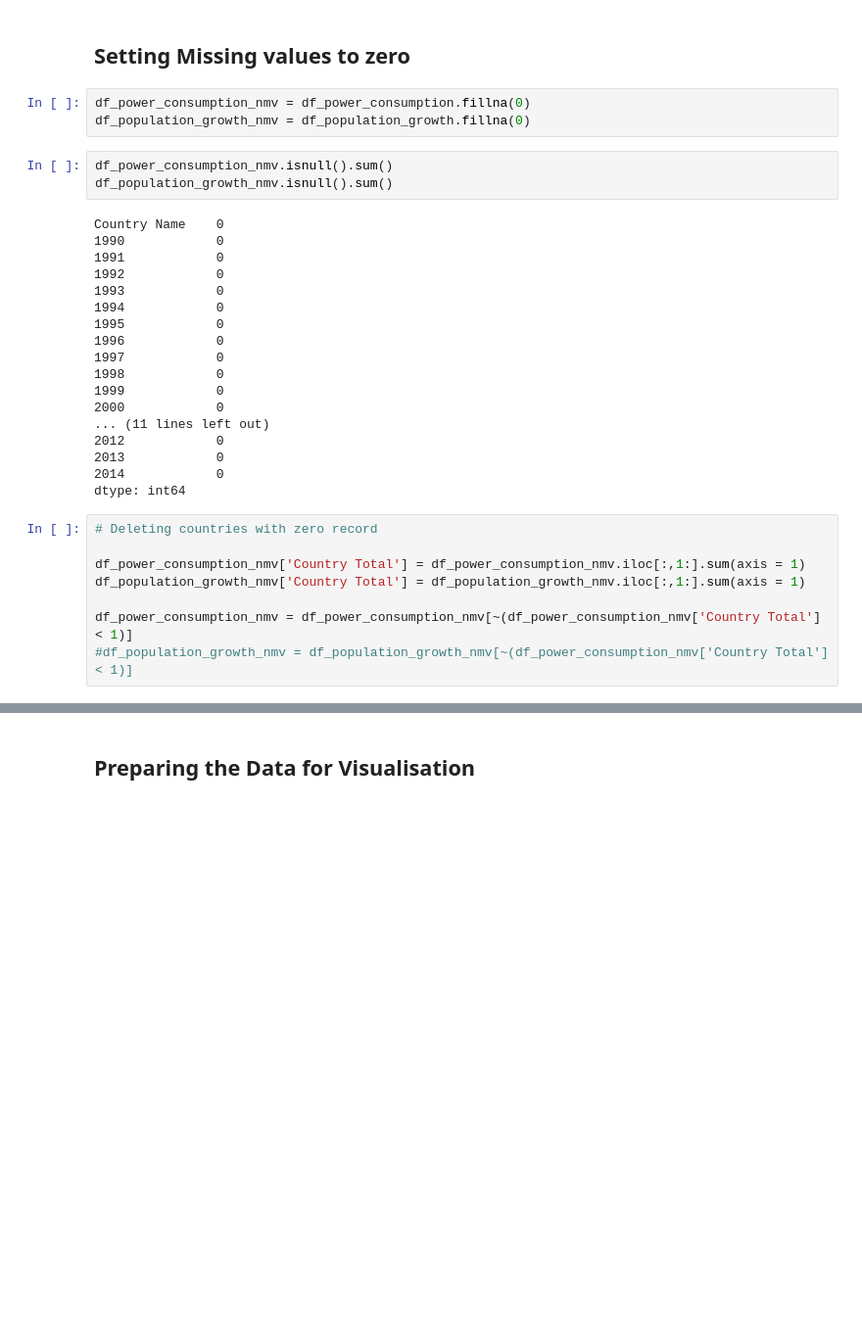
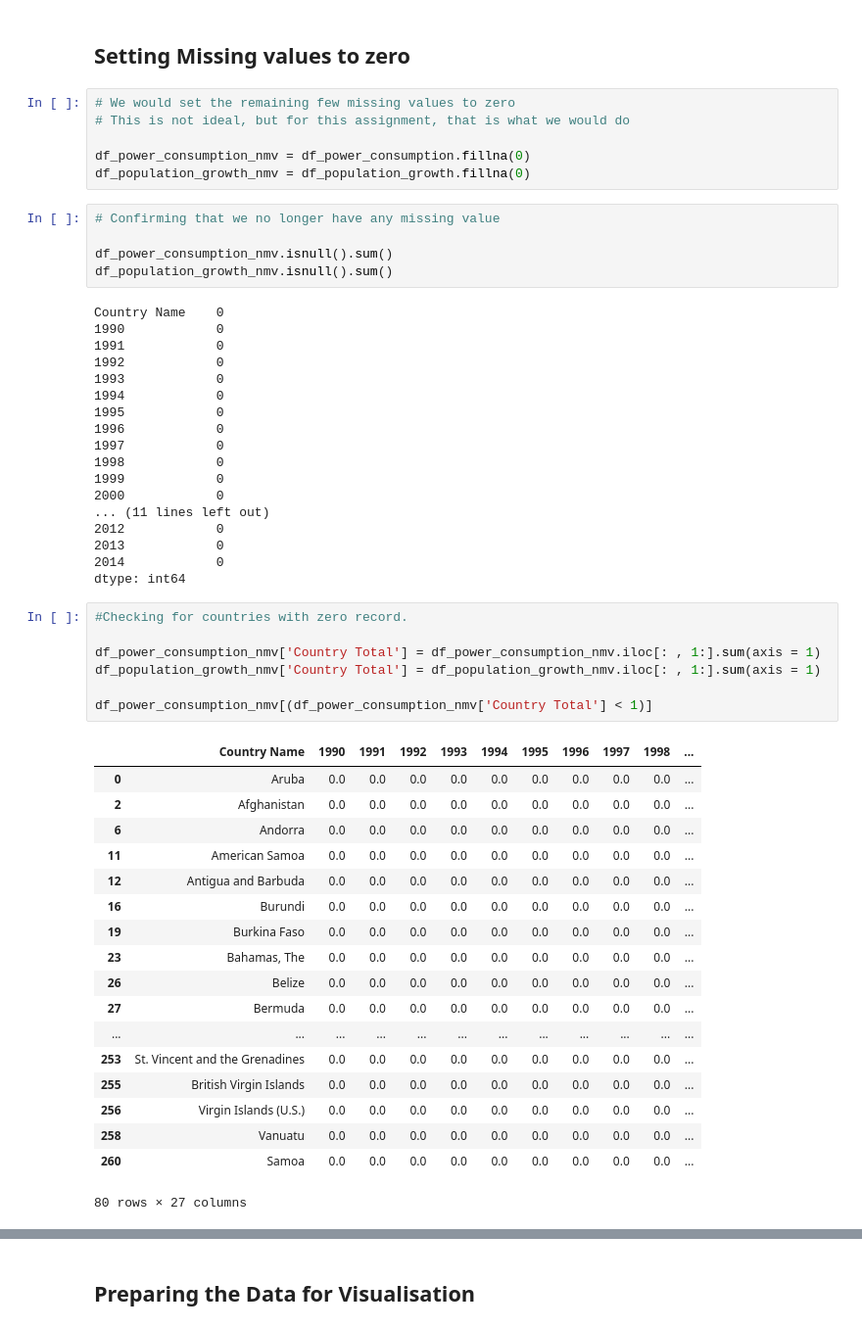
Before and after one commit to iamYole/ADS_Assignment_2, a Jupyter notebook: Population Growth VS Energy Consumption.ipynb, the cells around one changed output, grey strips where cells are left out. Shown: that part at 98% size. Drawn from its saved outputs; the diff is of its cells as text; blank space fills up the shorter version.

```diff
--- a/Population Growth VS Energy Consumption.ipynb
+++ b/Population Growth VS Energy Consumption.ipynb
@@ -195,10 +212,15 @@ df_population_growth = df_population_growth[colnames]
 #df_population_growth.iloc[:,1:] = mean_imputer.fit_transform(df_population_growth.iloc[:,1:])
 # %% [markdown]
 ## Setting Missing values to zero
-# %%
-df_power_consumption_nmv = df_power_consumption.fillna(0)
-df_population_growth_nmv = df_population_growth.fillna(0)
+# %%
+# We would set the remaining few missing values to zero
+# This is not ideal, but for this assignment, that is what we would do
+
+df_power_consumption_nmv = df_power_consumption.fillna(0)
+df_population_growth_nmv = df_population_growth.fillna(0)
 # %%
+# Confirming that we no longer have any missing value
+
 df_power_consumption_nmv.isnull().sum()
 df_population_growth_nmv.isnull().sum()
 # %% [output]
@@ -220,10 +242,28 @@ Country Name    0
 2014            0
 dtype: int64
 # %%
-# Deleting countries with zero record
+#Checking for countries with zero record.
 
-df_power_consumption_nmv['Country Total'] = df_power_consumption_nmv.iloc[:,1:].sum(axis = 1)
-df_population_growth_nmv['Country Total'] = df_population_growth_nmv.iloc[:,1:].sum(axis = 1)
+df_power_consumption_nmv['Country Total'] = df_power_consumption_nmv.iloc[: , 1:].sum(axis = 1)
+df_population_growth_nmv['Country Total'] = df_population_growth_nmv.iloc[: , 1:].sum(axis = 1)
 
-df_power_consumption_nmv = df_power_consumption_nmv[~(df_power_consumption_nmv['Country Total'] < 1)]
-#df_population_growth_nmv = df_population_growth_nmv[~(df_power_consumption_nmv['Country Total'] < 1)]
+df_power_consumption_nmv[(df_power_consumption_nmv['Country Total'] < 1)]
+# %% [output]
+|  | Country Name | 1990 | 1991 | 1992 | 1993 | 1994 | 1995 | 1996 | 1997 | 1998 | ... |
+| 0 | Aruba | 0.0 | 0.0 | 0.0 | 0.0 | 0.0 | 0.0 | 0.0 | 0.0 | 0.0 | ... |
+| 2 | Afghanistan | 0.0 | 0.0 | 0.0 | 0.0 | 0.0 | 0.0 | 0.0 | 0.0 | 0.0 | ... |
+| 6 | Andorra | 0.0 | 0.0 | 0.0 | 0.0 | 0.0 | 0.0 | 0.0 | 0.0 | 0.0 | ... |
+| 11 | American Samoa | 0.0 | 0.0 | 0.0 | 0.0 | 0.0 | 0.0 | 0.0 | 0.0 | 0.0 | ... |
+| 12 | Antigua and Barbuda | 0.0 | 0.0 | 0.0 | 0.0 | 0.0 | 0.0 | 0.0 | 0.0 | 0.0 | ... |
+| 16 | Burundi | 0.0 | 0.0 | 0.0 | 0.0 | 0.0 | 0.0 | 0.0 | 0.0 | 0.0 | ... |
+| 19 | Burkina Faso | 0.0 | 0.0 | 0.0 | 0.0 | 0.0 | 0.0 | 0.0 | 0.0 | 0.0 | ... |
+| 23 | Bahamas, The | 0.0 | 0.0 | 0.0 | 0.0 | 0.0 | 0.0 | 0.0 | 0.0 | 0.0 | ... |
+| 26 | Belize | 0.0 | 0.0 | 0.0 | 0.0 | 0.0 | 0.0 | 0.0 | 0.0 | 0.0 | ... |
+| 27 | Bermuda | 0.0 | 0.0 | 0.0 | 0.0 | 0.0 | 0.0 | 0.0 | 0.0 | 0.0 | ... |
+| ... | ... | ... | ... | ... | ... | ... | ... | ... | ... | ... | ... |
+| 253 | St. Vincent and the Grenadines | 0.0 | 0.0 | 0.0 | 0.0 | 0.0 | 0.0 | 0.0 | 0.0 | 0.0 | ... |
+| 255 | British Virgin Islands | 0.0 | 0.0 | 0.0 | 0.0 | 0.0 | 0.0 | 0.0 | 0.0 | 0.0 | ... |
+| 256 | Virgin Islands (U.S.) | 0.0 | 0.0 | 0.0 | 0.0 | 0.0 | 0.0 | 0.0 | 0.0 | 0.0 | ... |
+| 258 | Vanuatu | 0.0 | 0.0 | 0.0 | 0.0 | 0.0 | 0.0 | 0.0 | 0.0 | 0.0 | ... |
+| 260 | Samoa | 0.0 | 0.0 | 0.0 | 0.0 | 0.0 | 0.0 | 0.0 | 0.0 | 0.0 | ... |
+80 rows × 27 columns
```
Also changed, not shown: parts of 33 cells of this notebook, 8 other files.
